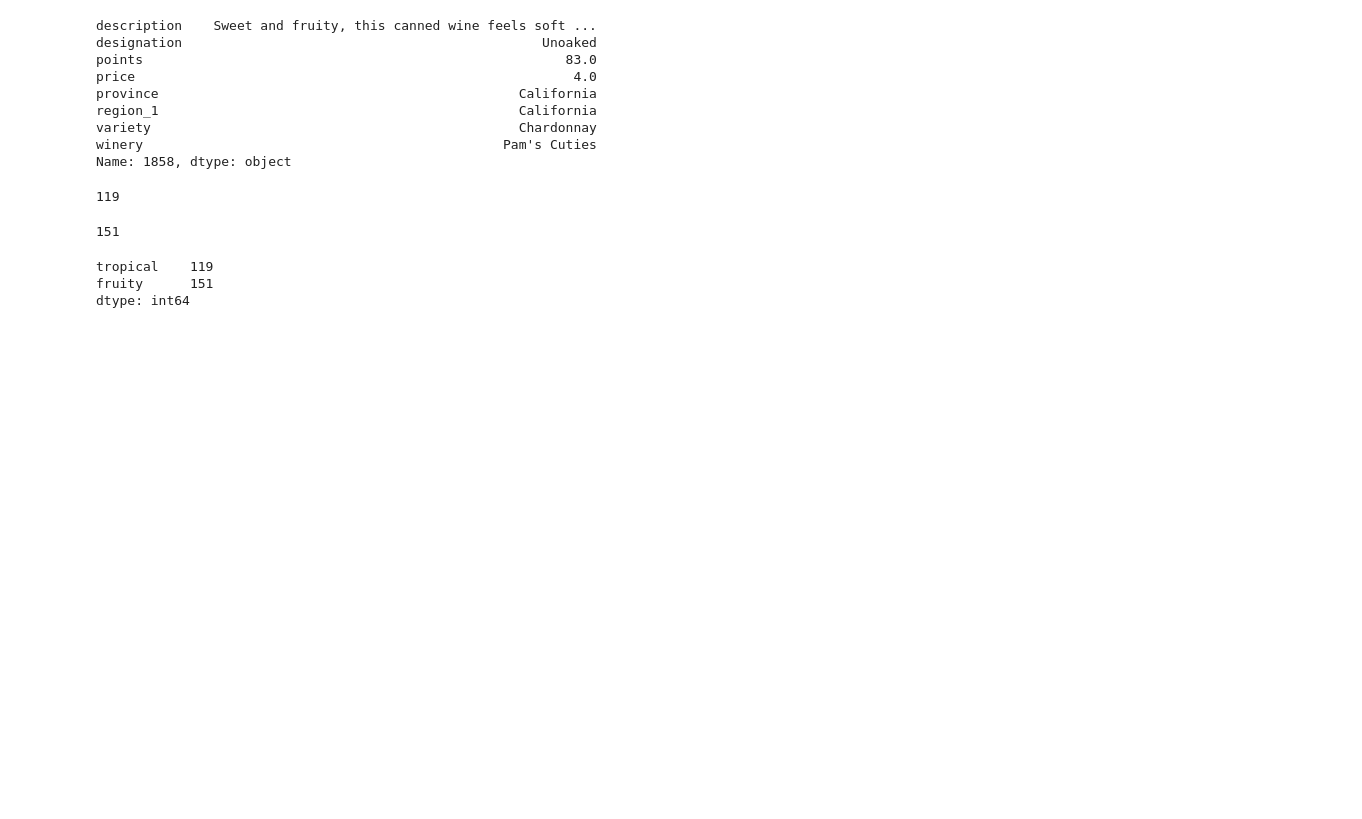
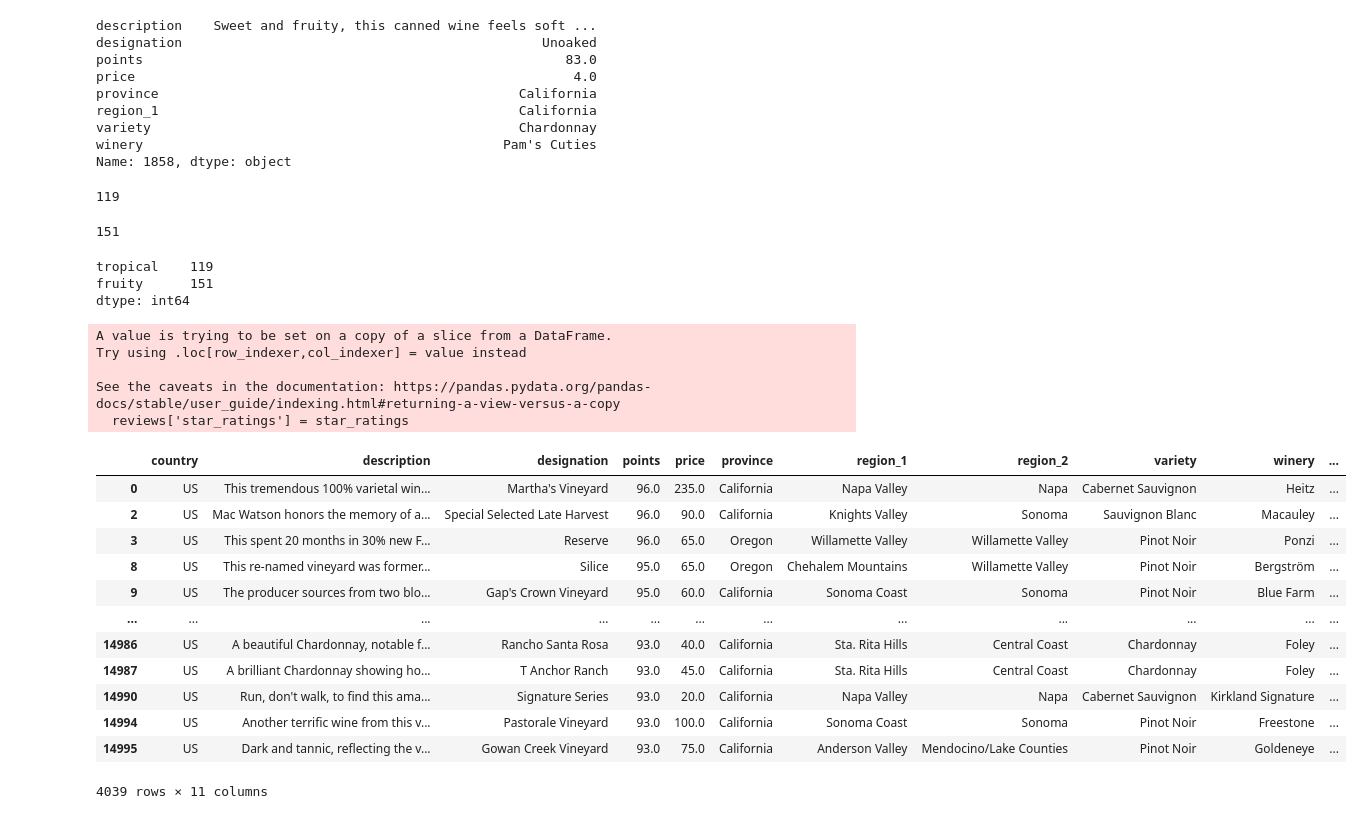
Before and after one commit to mezenka/Pandas_practice, a Jupyter notebook: pandas_kaggle.ipynb, the cells around one changed output. Drawn from its saved outputs; the diff is of its cells as text; code cells hidden in the pictures; blank space fills up the shorter version.

```diff
--- a/pandas_kaggle.ipynb
+++ b/pandas_kaggle.ipynb
@@ -652,3 +652,37 @@ descriptor_counts
 tropical    119
 fruity      151
 dtype: int64
+# %%
+# creating start system for rating US wines
+def stars(row):
+    if row.country == 'Canada':
+        return 3
+    elif row.points >= 95:
+        return 3
+    elif row.points >= 85:
+        return 2
+    else:
+        return 1
+
+star_ratings = reviews.apply(stars, axis='columns')
+reviews['star_ratings'] = star_ratings
+reviews
+# %% [output]
+A value is trying to be set on a copy of a slice from a DataFrame.
+Try using .loc[row_indexer,col_indexer] = value instead
+
+See the caveats in the documentation: https://pandas.pydata.org/pandas-docs/stable/user_guide/indexing.html#returning-a-view-versus-a-copy
+  reviews['star_ratings'] = star_ratings
+|  | country | description | designation | points | price | province | region_1 | region_2 | variety | winery | ... |
+| 0 | US | This tremendous 100% varietal win... | Martha's Vineyard | 96.0 | 235.0 | California | Napa Valley | Napa | Cabernet Sauvignon | Heitz | ... |
+| 2 | US | Mac Watson honors the memory of a... | Special Selected Late Harvest | 96.0 | 90.0 | California | Knights Valley | Sonoma | Sauvignon Blanc | Macauley | ... |
+| 3 | US | This spent 20 months in 30% new F... | Reserve | 96.0 | 65.0 | Oregon | Willamette Valley | Willamette Valley | Pinot Noir | Ponzi | ... |
+| 8 | US | This re-named vineyard was former... | Silice | 95.0 | 65.0 | Oregon | Chehalem Mountains | Willamette Valley | Pinot Noir | Bergström | ... |
+| 9 | US | The producer sources from two blo... | Gap's Crown Vineyard | 95.0 | 60.0 | California | Sonoma Coast | Sonoma | Pinot Noir | Blue Farm | ... |
+| ... | ... | ... | ... | ... | ... | ... | ... | ... | ... | ... | ... |
+| 14986 | US | A beautiful Chardonnay, notable f... | Rancho Santa Rosa | 93.0 | 40.0 | California | Sta. Rita Hills | Central Coast | Chardonnay | Foley | ... |
+| 14987 | US | A brilliant Chardonnay showing ho... | T Anchor Ranch | 93.0 | 45.0 | California | Sta. Rita Hills | Central Coast | Chardonnay | Foley | ... |
+| 14990 | US | Run, don't walk, to find this ama... | Signature Series | 93.0 | 20.0 | California | Napa Valley | Napa | Cabernet Sauvignon | Kirkland Signature | ... |
+| 14994 | US | Another terrific wine from this v... | Pastorale Vineyard | 93.0 | 100.0 | California | Sonoma Coast | Sonoma | Pinot Noir | Freestone | ... |
+| 14995 | US | Dark and tannic, reflecting the v... | Gowan Creek Vineyard | 93.0 | 75.0 | California | Anderson Valley | Mendocino/Lake Counties | Pinot Noir | Goldeneye | ... |
+4039 rows × 11 columns
```
